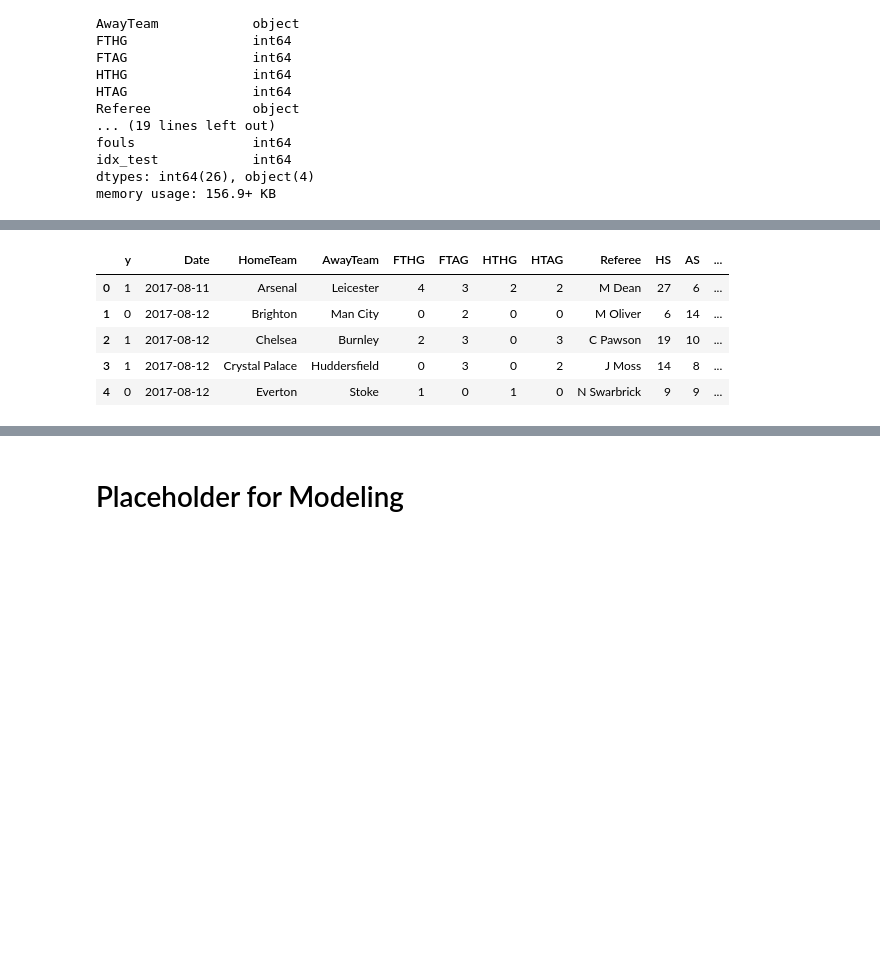
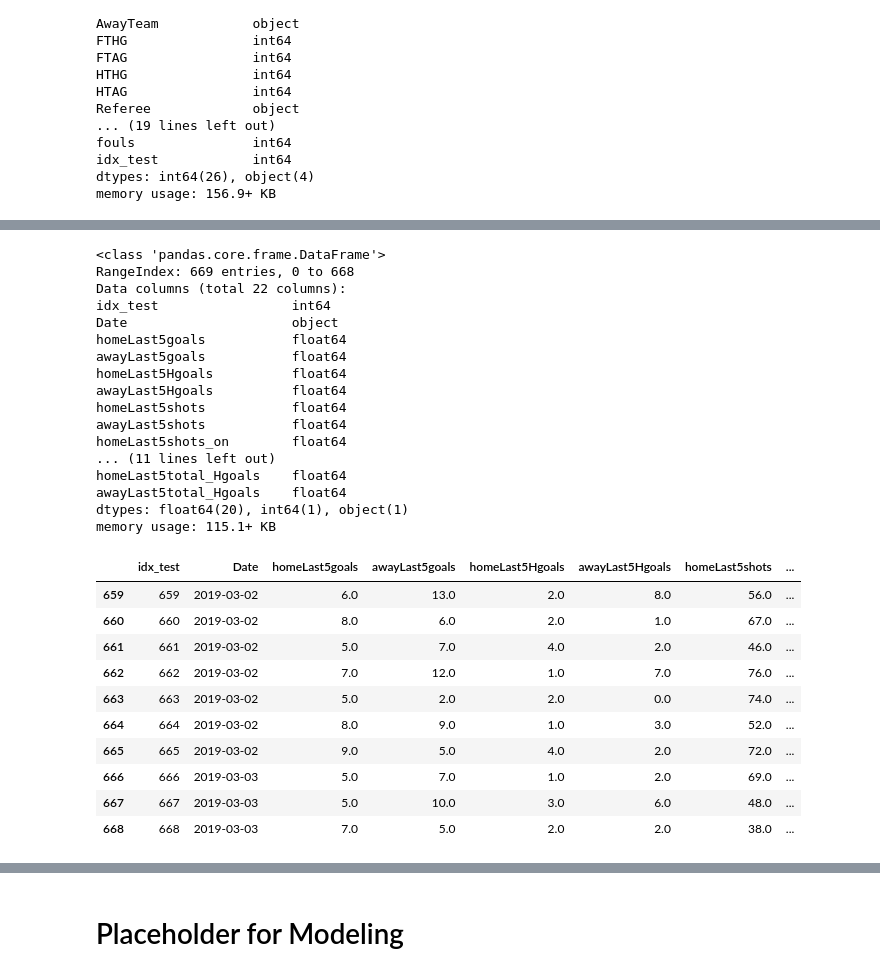
Before and after one commit to DataDavD/ddapp, a Jupyter notebook: ddapp/model.ipynb, the cells around one changed output, grey strips where cells are left out. Saved outputs shown, nothing was run; the diff lists cells and outputs as text; code cells hidden in the pictures; blank space fills up the shorter version.

Commit message:
finally finish code to get last5 matches of all fields AND created X and y for model training

```diff
--- a/ddapp/model.ipynb
+++ b/ddapp/model.ipynb
@@ -967,28 +962,54 @@ dict_keys(['Man_United_sql', 'Burnley_sql', 'Liverpool_sql', 'Chelsea_sql', 'Lei
+# %%
+# make list of dataframes to use in append
+pds_list = []
+for k, v in pandas_dict.items():
+    pds_list.append(v)
 # %%
-m_test = pandas_dict['Arsenal_sql'].append(pandas_dict['Man_United_sql'], ignore_index=True) \
-                 .append(pandas_dict['Burnley_sql'], ignore_index=True)
-m_test2 = m_test.groupby(['idx_test', 'Date'])\
-                         ['homeLast5goals', 'awayLast5goals',
-                          'homeLast5Hgoals', 'awayLast5Hgoals',
-                          'homeLast5shots', 'awayLast5shots',
-                          'homeLast5shots_on', 'awayLast5shots_on',
-                          'homeLast5fls', 'awayLast5fls',
-                          'homeLast5yells', 'awayLast5yells',
-                          'homeLast5reds', 'awayLast5reds',
-                          'homeLast5corns', 'awayLast5corns',
-                          'homeLast5total_goals', 'awayLast5total_goals',
-                          'homeLast5total_Hgoals', 'awayLast5total_Hgoals'].sum()
+df_last5 = (reduce(lambda df1, df2:
+                  df1.append(df2,  ignore_index=True),
+                  pds_list)).groupby(['idx_test', 'Date'])\
+                  ['homeLast5goals', 'awayLast5goals',
+                   'homeLast5Hgoals', 'awayLast5Hgoals',
+                   'homeLast5shots', 'awayLast5shots',
+                   'homeLast5shots_on', 'awayLast5shots_on',
+                   'homeLast5fls', 'awayLast5fls',
+                   'homeLast5yells', 'awayLast5yells',
+                   'homeLast5reds', 'awayLast5reds',
+                   'homeLast5corns', 'awayLast5corns',
+                   'homeLast5total_goals', 'awayLast5total_goals',
+                   'homeLast5total_Hgoals', 'awayLast5total_Hgoals'].sum()\
+                                                                    .reset_index(drop=False)
 
-m_test.head()
-m_test2.head(10)
-m_test2.tail(10)
-m_test2.info()
-#m = pd.concat([ars_df, liv_df],axis=1)
-#m.head(10)
+df_last5.info()
+df_last5.tail(10)
+df_total.info() # check to make sure tables have same rows
+df_total.tail(10)
 # %% [output]
+<class 'pandas.core.frame.DataFrame'>
+RangeIndex: 669 entries, 0 to 668
+Data columns (total 22 columns):
+idx_test                 int64
+Date                     object
+homeLast5goals           float64
+awayLast5goals           float64
+homeLast5Hgoals          float64
+awayLast5Hgoals          float64
+homeLast5shots           float64
+awayLast5shots           float64
+homeLast5shots_on        float64
+... (11 lines left out)
+homeLast5total_Hgoals    float64
+awayLast5total_Hgoals    float64
+dtypes: float64(20), int64(1), object(1)
+memory usage: 115.1+ KB
-|  | y | Date | HomeTeam | AwayTeam | FTHG | FTAG | HTHG | HTAG | Referee | HS | AS | ... |
-| 0 | 1 | 2017-08-11 | Arsenal | Leicester | 4 | 3 | 2 | 2 | M Dean | 27 | 6 | ... |
-| 1 | 0 | 2017-08-12 | Brighton | Man City | 0 | 2 | 0 | 0 | M Oliver | 6 | 14 | ... |
-| 2 | 1 | 2017-08-12 | Chelsea | Burnley | 2 | 3 | 0 | 3 | C Pawson | 19 | 10 | ... |
-| 3 | 1 | 2017-08-12 | Crystal Palace | Huddersfield | 0 | 3 | 0 | 2 | J Moss | 14 | 8 | ... |
-| 4 | 0 | 2017-08-12 | Everton | Stoke | 1 | 0 | 1 | 0 | N Swarbrick | 9 | 9 | ... |
+|  | idx_test | Date | homeLast5goals | awayLast5goals | homeLast5Hgoals | awayLast5Hgoals | homeLast5shots | ... |
+| 659 | 659 | 2019-03-02 | 6.0 | 13.0 | 2.0 | 8.0 | 56.0 | ... |
+| 660 | 660 | 2019-03-02 | 8.0 | 6.0 | 2.0 | 1.0 | 67.0 | ... |
+| 661 | 661 | 2019-03-02 | 5.0 | 7.0 | 4.0 | 2.0 | 46.0 | ... |
+| 662 | 662 | 2019-03-02 | 7.0 | 12.0 | 1.0 | 7.0 | 76.0 | ... |
+| 663 | 663 | 2019-03-02 | 5.0 | 2.0 | 2.0 | 0.0 | 74.0 | ... |
+| 664 | 664 | 2019-03-02 | 8.0 | 9.0 | 1.0 | 3.0 | 52.0 | ... |
+| 665 | 665 | 2019-03-02 | 9.0 | 5.0 | 4.0 | 2.0 | 72.0 | ... |
+| 666 | 666 | 2019-03-03 | 5.0 | 7.0 | 1.0 | 2.0 | 69.0 | ... |
+| 667 | 667 | 2019-03-03 | 5.0 | 10.0 | 3.0 | 6.0 | 48.0 | ... |
+| 668 | 668 | 2019-03-03 | 7.0 | 5.0 | 2.0 | 2.0 | 38.0 | ... |
```
Also changed, not shown: parts of 17 cells of this notebook.
